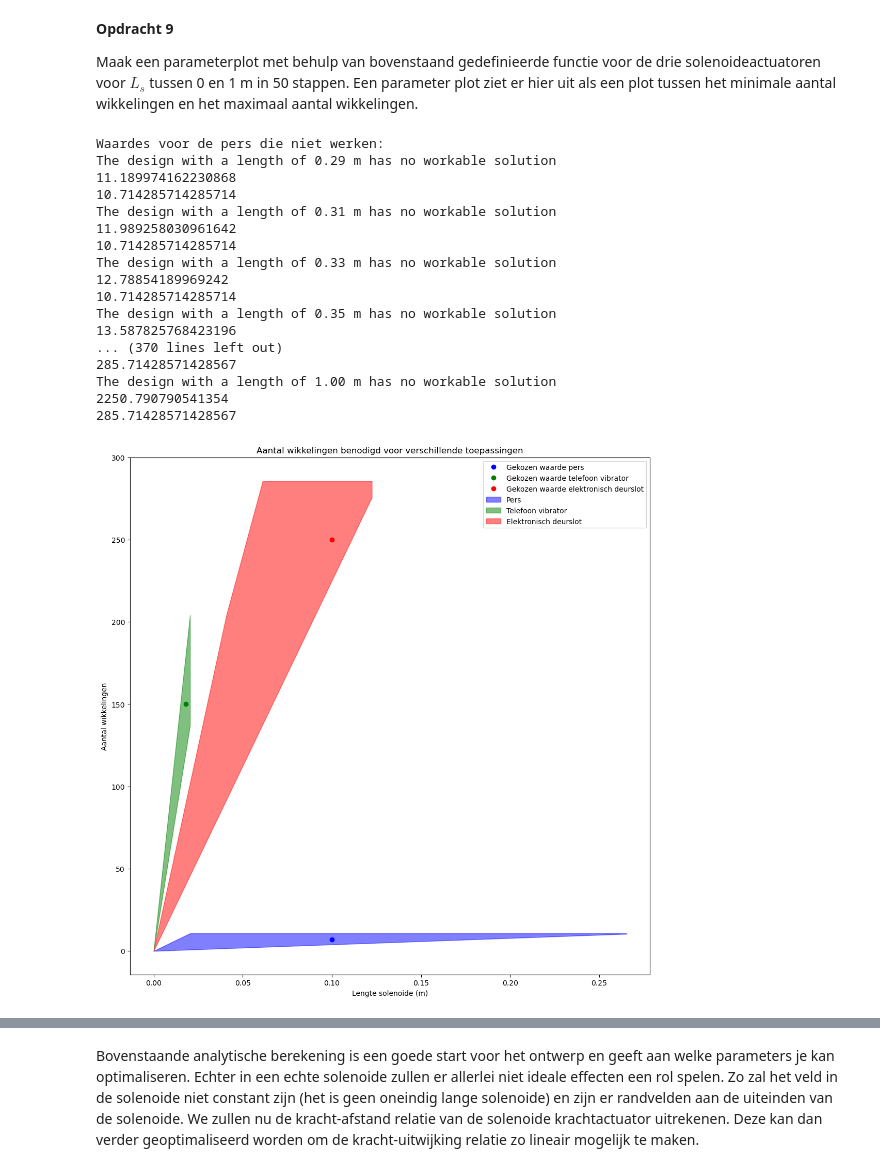
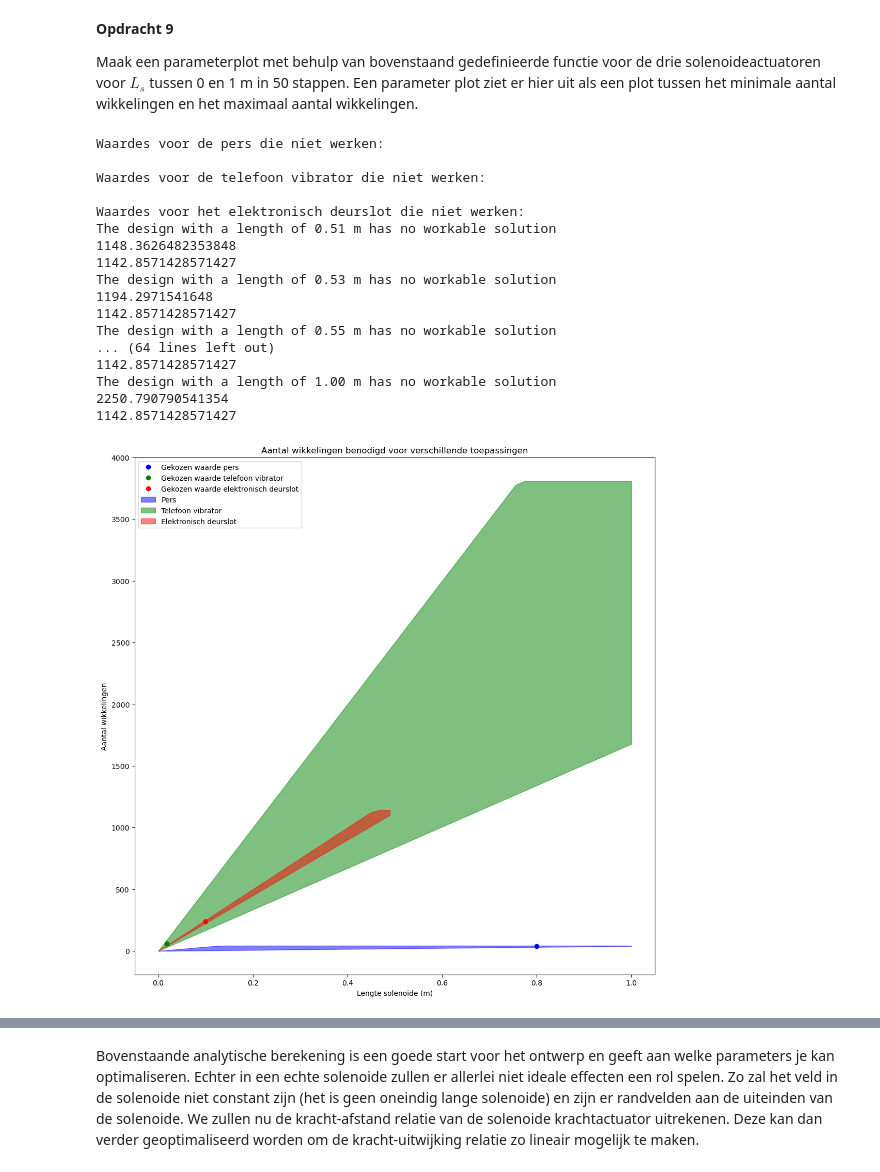
Before and after one commit to AragonMvD/opdrachten-DEF-Day, a Jupyter notebook: 2KrachtactuatorOpdracht/2KrachtactuatorOpdracht/KrachtactuatorOpdracht.ipynb, the cells around one changed output, grey strips where cells are left out. Saved outputs shown, nothing was run; the diff lists cells and outputs as text; code cells hidden in the pictures.

```diff
--- a/2KrachtactuatorOpdracht/2KrachtactuatorOpdracht/KrachtactuatorOpdracht.ipynb
+++ b/2KrachtactuatorOpdracht/2KrachtactuatorOpdracht/KrachtactuatorOpdracht.ipynb
@@ -162,12 +162,12 @@ def func(U,I,r):
 
 #Uitwerking per toepassing
 
-L_1 = func(12,180,(1.5e-3)/2)
+L_1 = func(12,180,(1.5e-3))
 print("De maximale lengte van het draad voor de pers is %.2f m" % L_1)
 
-L_2 = func(5,0.5,(0.1e-3)/2)
+L_2 = func(20,2,(0.2e-3))
 print("De maximale lengte van het draad voor de telefoon vibrator is %.2f m" % L_2)
 
-L_3 = func(20,2,(0.2e-3)/2)
+L_3 = func(20,2,(0.2e-3))
 print("De maximale lengte van het draad voor het elektronische deurslot is %.2f m" % L_3)
 # %% [output]
@@ -201,10 +201,10 @@ mu0 = 1.25663706127e-6
 
 
 # Definieren functie:
-def aantal_wikkelingen(L_s,L_d,r_s,d_d,I,F):
+def aantal_wikkelingen(L_s,L_d,r_s,r_d,I,F):
 
     N_min = np.sqrt((2*F*L_s**2)/((I**2) * np.pi * (r_s**2) * mu0 * chi_ijzer))
-    N_max_1 = L_s/(d_d)
+    N_max_1 = L_s/(r_d*2)
     N_max_2 = L_d/(2*np.pi*r_s)
     N_max = min(N_max_1,N_max_2)
     if N_min > N_max: ## Als het ontwerp niet mogelijk is.
@@ -257,52 +257,52 @@ N_max2 = np.zeros(len(L_solonoide))
 
 print("Waardes voor de telefoon vibrator die niet werken:")
 for i in range(len(L_solonoide)):
-    N_min2[i], N_max2[i] = aantal_wikkelingen(L_solonoide[i],L_2,r_s2,0.1e-3,0.5,F2)
+    N_min2[i], N_max2[i] = aantal_wikkelingen(L_solonoide[i],L_2,r_s2,0.1e-3,2,F2)
 print()
 
 #Toepassing 3: Elektronisch deurslot
 r_s3 = 1e-2
 F3 = 40 #N
 
 N_min3 = np.zeros(len(L_solonoide))
 N_max3 = np.zeros(len(L_solonoide))
 
 print("Waardes voor het elektronisch deurslot die niet werken:")
 for i in range(len(L_solonoide)):
     N_min3[i], N_max3[i] = aantal_wikkelingen(L_solonoide[i],L_3,r_s3,0.2e-3,2,F3)
 print()
 
 plt.figure(figsize=(13,13))
-plt.plot(0.1,7,'bo', label="Gekozen waarde pers")
-plt.plot(0.018,150,'go', label="Gekozen waarde telefoon vibrator")
-plt.plot(0.1,250,'ro', label="Gekozen waarde elektronisch deurslot")
+plt.plot(0.8,40,'bo', label="Gekozen waarde pers")
+plt.plot(0.018,60,'go', label="Gekozen waarde telefoon vibrator")
+plt.plot(0.1,240,'ro', label="Gekozen waarde elektronisch deurslot")
 plt.fill_between(L_solonoide,N_min1, N_max1, color = "b", alpha=0.5, label='Pers')
 plt.fill_between(L_solonoide,N_min2, N_max2,color = "g", alpha=0.5, label='Telefoon vibrator')
 plt.fill_between(L_solonoide,N_min3, N_max3,color = "r", alpha=0.5, label='Elektronisch deurslot')
 plt.xlabel("Lengte solenoide (m)")
 plt.ylabel("Aantal wikkelingen")
 plt.title("Aantal wikkelingen benodigd voor verschillende toepassingen")
 plt.legend()
 plt.show()
 # %% [output]
 Waardes voor de pers die niet werken:
-The design with a length of 0.29 m has no workable solution
-11.189974162230868
-10.714285714285714
-The design with a length of 0.31 m has no workable solution
-11.989258030961642
-10.714285714285714
-The design with a length of 0.33 m has no workable solution
-12.78854189969242
-10.714285714285714
-The design with a length of 0.35 m has no workable solution
-13.587825768423196
-... (370 lines left out)
-285.71428571428567
+
+Waardes voor de telefoon vibrator die niet werken:
+
+Waardes voor het elektronisch deurslot die niet werken:
+The design with a length of 0.51 m has no workable solution
+1148.3626482353848
+1142.8571428571427
+The design with a length of 0.53 m has no workable solution
+1194.2971541648
+1142.8571428571427
+The design with a length of 0.55 m has no workable solution
+... (64 lines left out)
+1142.8571428571427
 The design with a length of 1.00 m has no workable solution
 2250.790790541354
-285.71428571428567
+1142.8571428571427
-[figure, old version]
+[figure, new version]
 # %% [markdown]
 **Opdracht 10**
 
```
Also changed, not shown: parts of 3 cells of this notebook.
